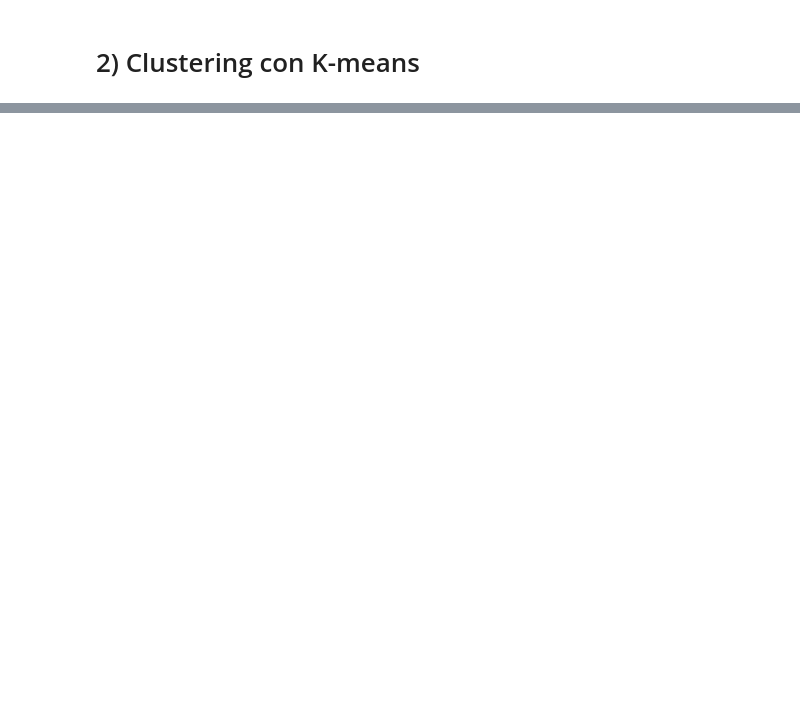
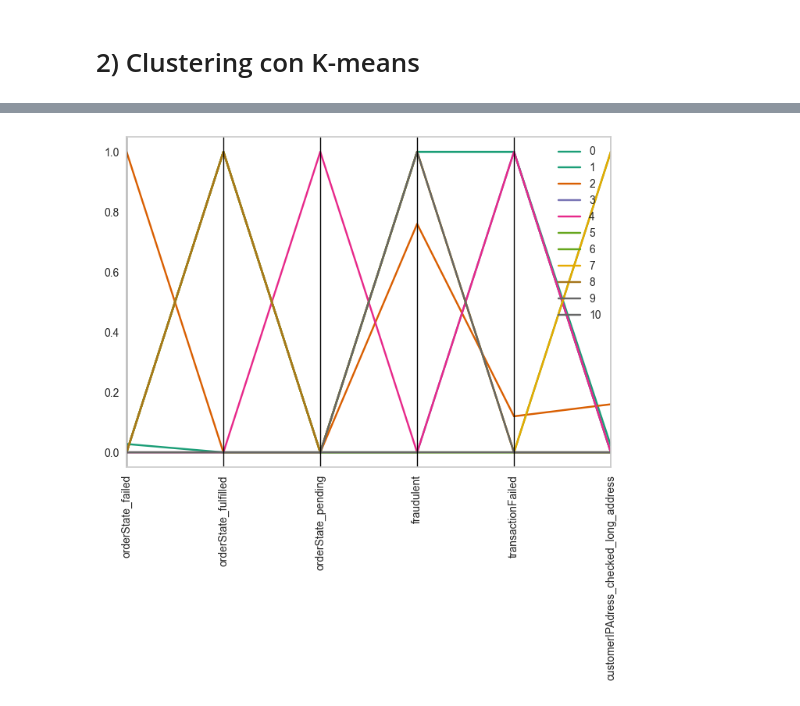
Before and after one commit to Alejo-01/final_project, a Jupyter notebook: Parte_A/p4__Clustering.ipynb, the cells around one changed output, grey strips where cells are left out. Saved outputs shown, nothing was run; the diff lists cells and outputs as text; code cells hidden in the pictures; blank space fills up the shorter version.

```diff
--- a/Parte_A/p4__Clustering.ipynb
+++ b/Parte_A/p4__Clustering.ipynb
@@ -70,0 +211,2 @@ plt.show()
+# %%
+model_hdb = hdbscan.HDBSCAN(min_cluster_size=15).fit(filter_data)
@@ -70,0 +238,4 @@ plt.show()
+# %%
+cluster_var='cluster'
+x_data_cl=filter_data.copy()
+x_data_cl[cluster_var]=model_hdb.labels_
@@ -70,0 +251,8 @@ plt.show()
+# %%
+# Sin cluster de ruido
+
+x_data_cl=x_data_cl[x_data_cl['cluster']!=-1]
+# %%
+d_orig, d_transf = coord_plot(x_data_cl, cluster_var)
+# %% [output]
+[figure, added]
```
Also changed, not shown: parts of 39 cells of this notebook, 1 other file.
